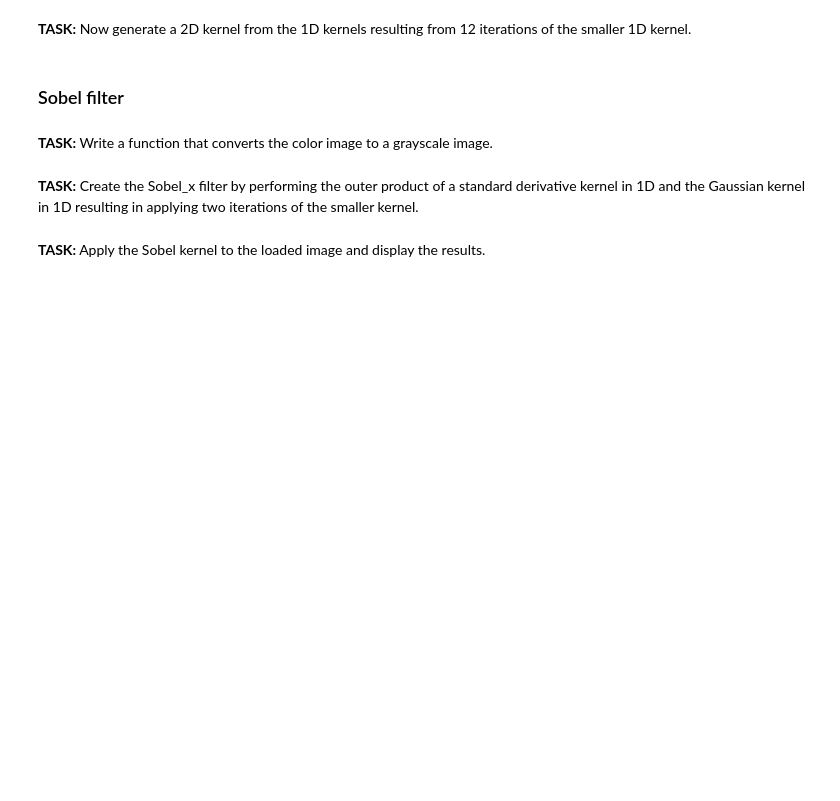
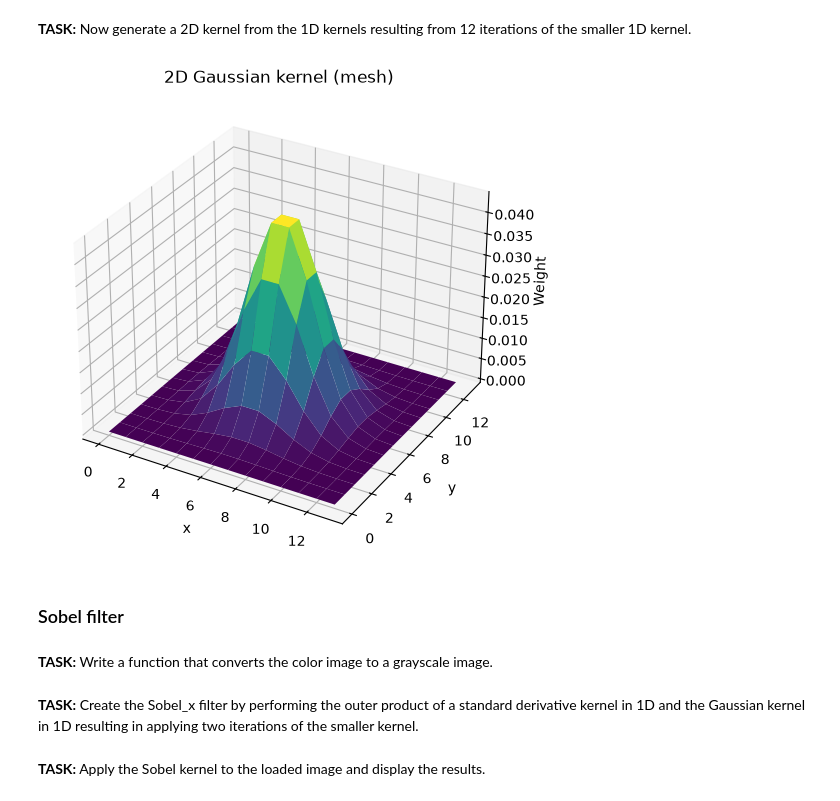
Before and after one commit to NCState-AI-Workshop/Intro-IP-CV, a Jupyter notebook: src-hands-on/01_separable_filters.ipynb, the cells around one changed output. Drawn from its saved outputs; the diff is of its cells as text; code cells hidden in the pictures; blank space fills up the shorter version.

```diff
--- a/src-hands-on/01_separable_filters.ipynb
+++ b/src-hands-on/01_separable_filters.ipynb
@@ -27,6 +41,9 @@ img_rgb = plt.imread(IMAGES_DIR / f"{image_name}.png")[:, :, :3].astype(np.float
 ## 2. Separable 2D kernels
 # %% [markdown]
 **TASK:** Let's start by defining a function that takes as input two different numpy 1D arrays and produces a 2D kernel by applying the outer product.
+# %%
+def outer_product_kernel(kernel_1, kernel_2):
+    return np.outer(kernel_1, kernel_2)
 # %% [markdown]
 ### Box filter
 
@@ -42,3 +105,22 @@ img_rgb = plt.imread(IMAGES_DIR / f"{image_name}.png")[:, :, :3].astype(np.float
+# %%
+from mpl_toolkits.mplot3d import Axes3D  # noqa: F401 (enables 3D projection)
+
+fig = plt.figure(figsize=(8, 6))
+ax = fig.add_subplot(111, projection='3d')
+
+rows, cols = gaussian_2d.shape
+x = np.arange(cols)
+y = np.arange(rows)
+X, Y = np.meshgrid(x, y)
+
+ax.plot_surface(X, Y, gaussian_2d, cmap="viridis")
+ax.set_title("2D Gaussian kernel (mesh)")
+ax.set_xlabel("x")
+ax.set_ylabel("y")
+ax.set_zlabel("Weight")
+plt.show()
+# %% [output]
+[figure, added]
 # %% [markdown]
 ### Sobel filter
 # %% [markdown]
```
Also changed, not shown: parts of 10 cells of this notebook, 14 other files.
